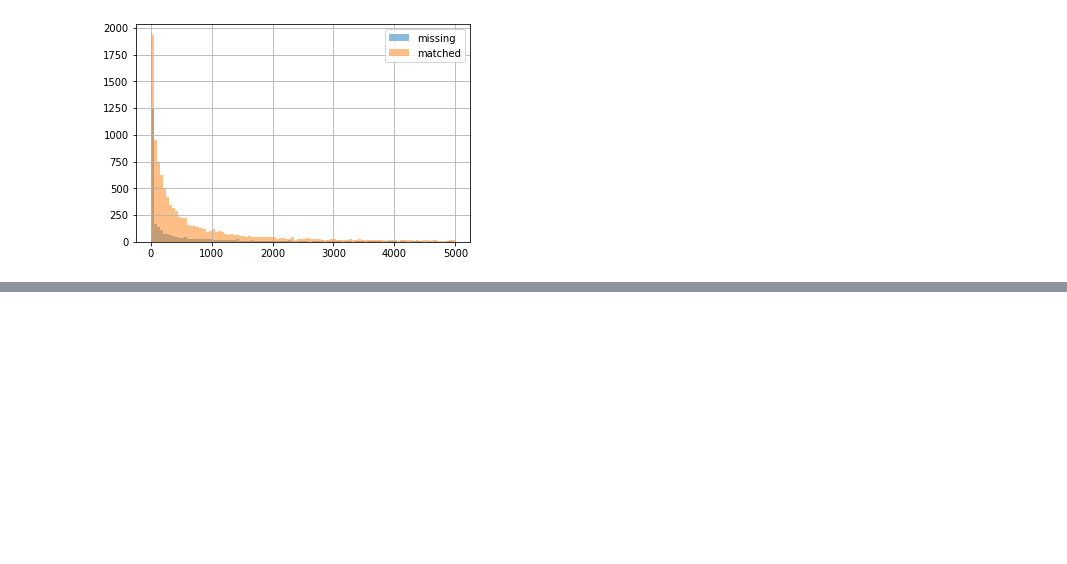
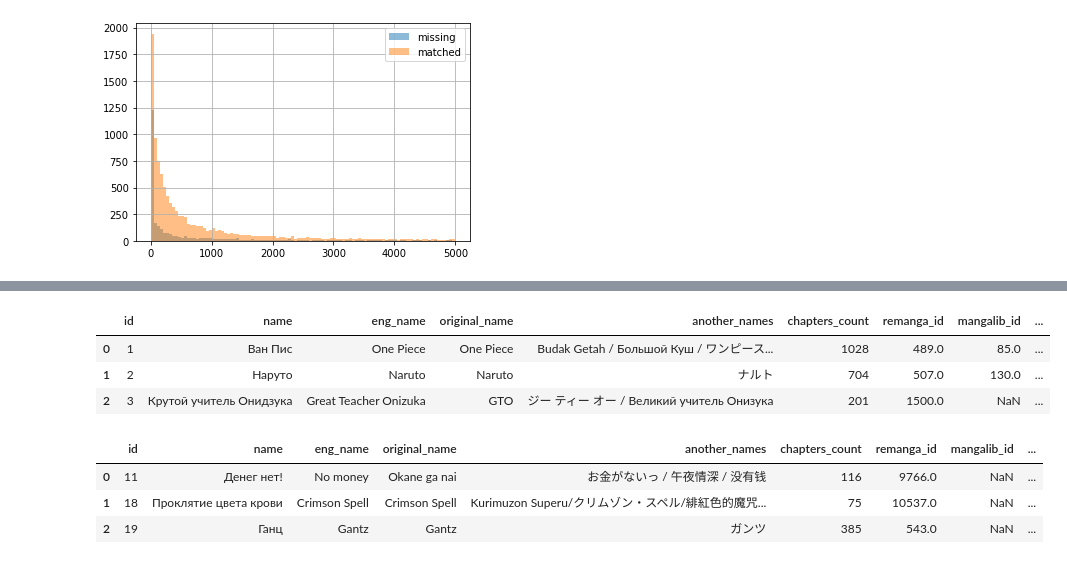
Before and after one commit to GroupLe/missing-mangas, a Jupyter notebook: 03-find_missing.ipynb, the cells around one changed output, grey strips where cells are left out. Saved outputs shown, nothing was run; the diff lists cells and outputs as text; code cells hidden in the pictures; blank space fills up the shorter version.

```diff
--- a/03-find_missing.ipynb
+++ b/03-find_missing.ipynb
@@ -138,0 +163,20 @@ plt.savefig('pics/chapters_diff_detailed.png')
+# %%
+safe_cast = lambda s: None if not is_num(s) else float(s)
+# gmanga_matched = gmanga_matched[gmanga_matched.,?]
+gmanga_matched.loc[:, 'chapters_diff'] = gmanga_matched['remanga_chapters_n'].apply(safe_cast) - gmanga_matched['chapters_count'].apply(safe_cast)
+gmanga_matched.to_csv('data/chapters_diff/gmanga_chapters_diff.csv', sep=';', index=False)
+gmanga_matched.head(3)
+# %% [output]
+|  | id | name | eng_name | original_name | another_names | chapters_count | remanga_id | mangalib_id | ... |
+| 0 | 1 | Ван Пис | One Piece | One Piece | Budak Getah / Большой Куш / ワンピース... | 1028 | 489.0 | 85.0 | ... |
+| 1 | 2 | Наруто | Naruto | Naruto | ナルト | 704 | 507.0 | 130.0 | ... |
+| 2 | 3 | Крутой учитель Онидзука | Great Teacher Onizuka | GTO | ジー ティー オー / Великий учитель Онизука | 201 | 1500.0 | NaN | ... |
+# %%
+gmint_matched.loc[:, 'chapters_diff'] = gmint_matched['remanga_chapters_n'].apply(safe_cast) - gmint_matched['chapters_count'].apply(safe_cast)
+gmint_matched.to_csv('data/chapters_diff/gmint_chapters_diff.csv', sep=';', index=False)
+gmint_matched.head(3)
+# %% [output]
+|  | id | name | eng_name | original_name | another_names | chapters_count | remanga_id | mangalib_id | ... |
+| 0 | 11 | Денег нет! | No money | Okane ga nai | お金がないっ / 午夜情深 / 没有钱 | 116 | 9766.0 | NaN | ... |
+| 1 | 18 | Проклятие цвета крови | Crimson Spell | Crimson Spell | Kurimuzon Superu/クリムゾン・スペル/緋紅色的魔咒... | 75 | 10537.0 | NaN | ... |
+| 2 | 19 | Ганц | Gantz | Gantz | ガンツ | 385 | 543.0 | NaN | ... |
```
Also changed, not shown: parts of 18 cells of this notebook, 7 other files.
